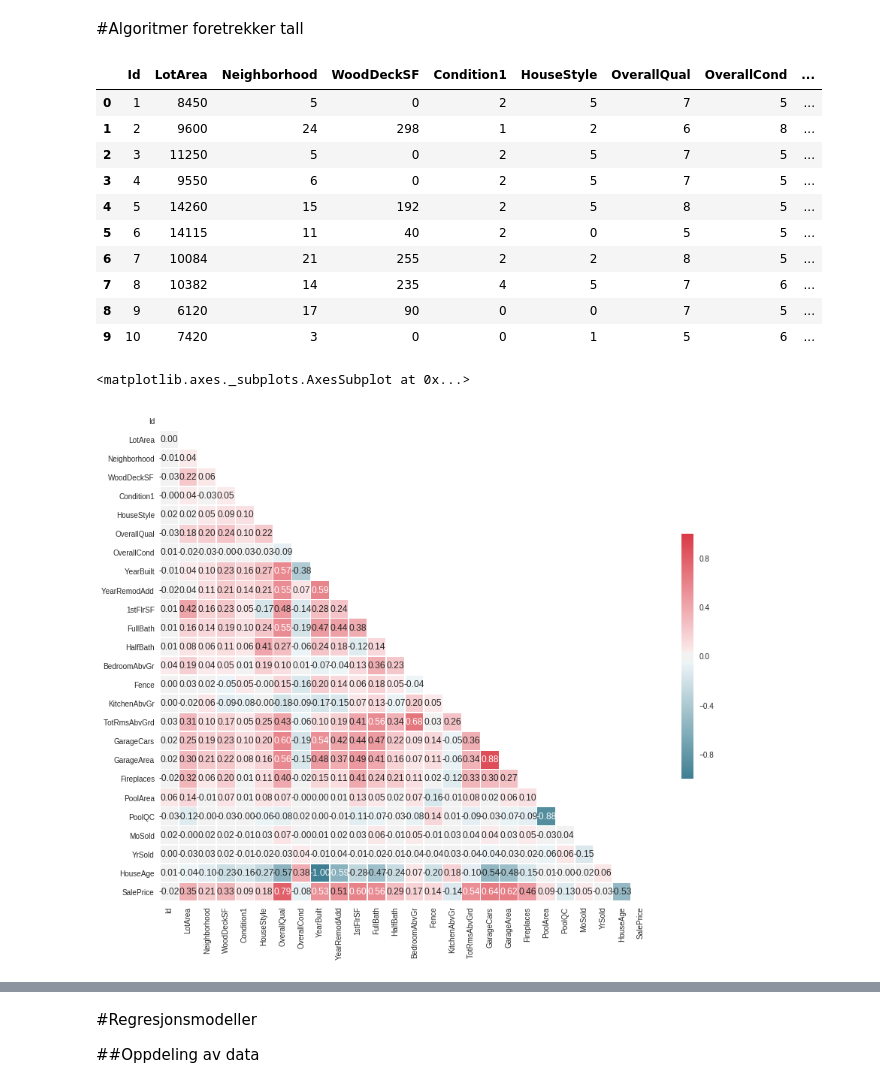
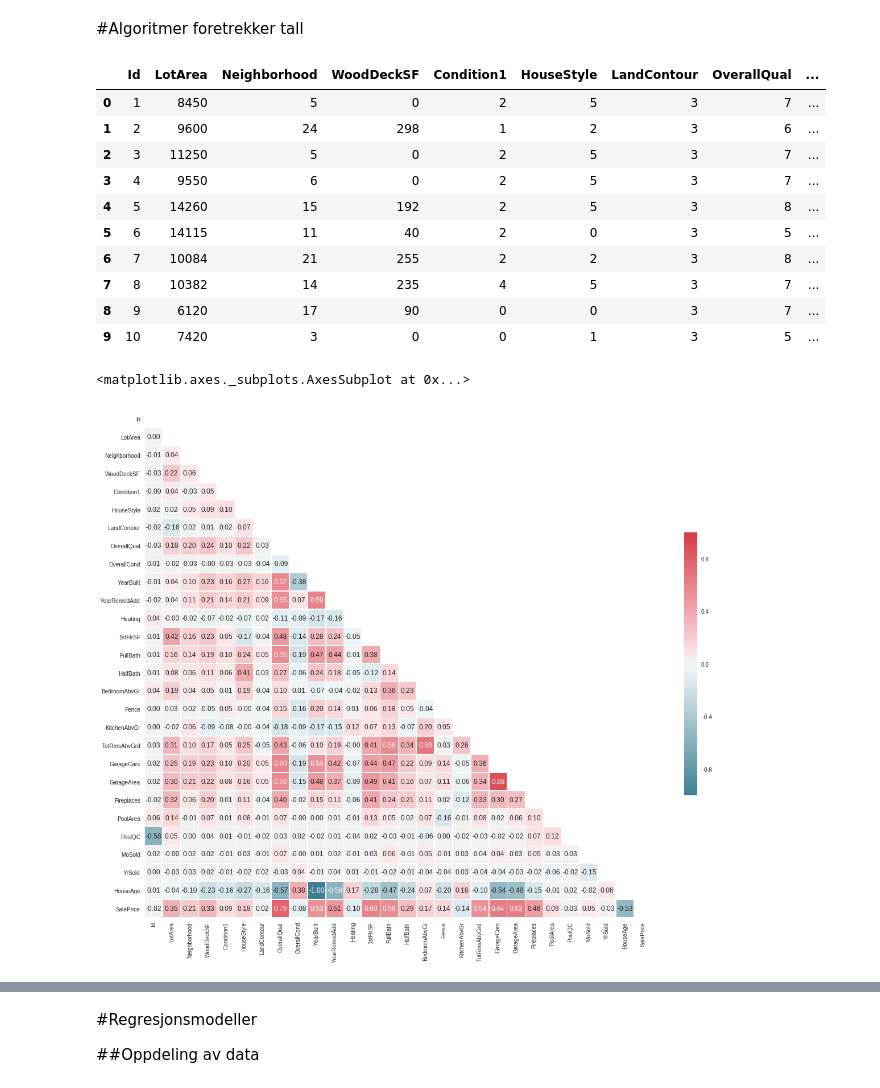
Before and after one commit to fabiansd/AI-workshop, a Jupyter notebook: House_price_prediction_showcase.ipynb, the cells around one changed output, grey strips where cells are left out. Saved outputs shown, nothing was run; the diff lists cells and outputs as text; code cells hidden in the pictures.

```diff
--- a/House_price_prediction_showcase.ipynb
+++ b/House_price_prediction_showcase.ipynb
@@ -25,7 +25,7 @@ urllib.request.urlretrieve("https://raw.githubusercontent.com/fabiansd/AI-worksh
 data = pd.read_csv('Melbourne_train.csv')
 
 # Velger kolonnene man ønsker i det nye datasettet
-aktuelle_kolonner = ['Id','LotArea','Neighborhood','WoodDeckSF','Condition1','HouseStyle','OverallQual','OverallCond','YearBuilt','YearRemodAdd','1stFlrSF','FullBath','HalfBath','BedroomAbvGr','Fence','KitchenAbvGr','TotRmsAbvGrd','GarageCars','GarageArea','Fireplaces','PoolArea','PoolQC','MoSold','YrSold']
+aktuelle_kolonner = ['Id','LotArea','Neighborhood','WoodDeckSF','Condition1','HouseStyle','LandContour','OverallQual','OverallCond','YearBuilt','YearRemodAdd','Heating','1stFlrSF','FullBath','HalfBath','BedroomAbvGr','Fence','KitchenAbvGr','TotRmsAbvGrd','GarageCars','GarageArea','Fireplaces','PoolArea','PoolQC','MoSold','YrSold']
 data_modell = data[aktuelle_kolonner]
 
 # Eksempel på generering av ny kolonne
@@ -103,7 +124,7 @@ Name: Fence, dtype: int64
 # %% [markdown]
 #Algoritmer foretrekker tall
 # %%
-
+from sklearn import preprocessing
 
 ## Oppretter encodere for de ulike kategoriene vi ønsker å transformere fra tekst til tall.
 Neighborhood_enc = preprocessing.LabelEncoder()
@@ -111,6 +132,8 @@ Condition1_enc = preprocessing.LabelEncoder()
 HouseStyle_enc = preprocessing.LabelEncoder()
 Fence_enc = preprocessing.LabelEncoder()
 PoolQualityCondition_enc = preprocessing.LabelEncoder()
+LandContour_enc = preprocessing.LabelEncoder()
+Heating_enc = preprocessing.LabelEncoder()
 
 ## Konverterer kolonnene som inneholder tekstverdier til tallverdier
 data_modell['Neighborhood'] = Neighborhood_enc.fit_transform(data_modell['Neighborhood'])
@@ -118,44 +141,46 @@ data_modell['Condition1'] = Condition1_enc.fit_transform(data_modell['Condition1
 data_modell['HouseStyle'] = HouseStyle_enc.fit_transform(data_modell['HouseStyle'])
 data_modell['Fence'] = Fence_enc.fit_transform(data_modell['Fence'])
 data_modell['PoolQC'] = PoolQualityCondition_enc.fit_transform(data_modell['PoolQC'])
+data_modell['LandContour'] = LandContour_enc.fit_transform(data_modell['LandContour'])
+data_modell['Heating'] = Heating_enc.fit_transform(data_modell['Heating'])
 
 #Skriver ut de 5 første radene
 data_modell.head(10)
 # %% [output]
-|  | Id | LotArea | Neighborhood | WoodDeckSF | Condition1 | HouseStyle | OverallQual | OverallCond | ... |
-| 0 | 1 | 8450 | 5 | 0 | 2 | 5 | 7 | 5 | ... |
-| 1 | 2 | 9600 | 24 | 298 | 1 | 2 | 6 | 8 | ... |
-| 2 | 3 | 11250 | 5 | 0 | 2 | 5 | 7 | 5 | ... |
-| 3 | 4 | 9550 | 6 | 0 | 2 | 5 | 7 | 5 | ... |
-| 4 | 5 | 14260 | 15 | 192 | 2 | 5 | 8 | 5 | ... |
-| 5 | 6 | 14115 | 11 | 40 | 2 | 0 | 5 | 5 | ... |
-| 6 | 7 | 10084 | 21 | 255 | 2 | 2 | 8 | 5 | ... |
-| 7 | 8 | 10382 | 14 | 235 | 4 | 5 | 7 | 6 | ... |
-| 8 | 9 | 6120 | 17 | 90 | 0 | 0 | 7 | 5 | ... |
-| 9 | 10 | 7420 | 3 | 0 | 0 | 1 | 5 | 6 | ... |
+|  | Id | LotArea | Neighborhood | WoodDeckSF | Condition1 | HouseStyle | LandContour | OverallQual | ... |
+| 0 | 1 | 8450 | 5 | 0 | 2 | 5 | 3 | 7 | ... |
+| 1 | 2 | 9600 | 24 | 298 | 1 | 2 | 3 | 6 | ... |
+| 2 | 3 | 11250 | 5 | 0 | 2 | 5 | 3 | 7 | ... |
+| 3 | 4 | 9550 | 6 | 0 | 2 | 5 | 3 | 7 | ... |
+| 4 | 5 | 14260 | 15 | 192 | 2 | 5 | 3 | 8 | ... |
+| 5 | 6 | 14115 | 11 | 40 | 2 | 0 | 3 | 5 | ... |
+| 6 | 7 | 10084 | 21 | 255 | 2 | 2 | 3 | 8 | ... |
+| 7 | 8 | 10382 | 14 | 235 | 4 | 5 | 3 | 7 | ... |
+| 8 | 9 | 6120 | 17 | 90 | 0 | 0 | 3 | 7 | ... |
+| 9 | 10 | 7420 | 3 | 0 | 0 | 1 | 3 | 5 | ... |
 # %%
 sns.set(style="white")
 
 
 # Compute the correlation matrix
 corr = data_modell.corr()
 
 # Generate a mask for the upper triangle
 mask = np.zeros_like(corr, dtype=np.bool)
 mask[np.triu_indices_from(mask)] = True
 
 # Set up the matplotlib figure
-f, ax = plt.subplots(figsize=(15, 12))
+f, ax = plt.subplots(figsize=(20, 17))
 
 # Generate a custom diverging colormap
 cmap = sns.diverging_palette(220, 10, as_cmap=True)
 
 # Draw the heatmap with the mask and correct aspect ratio
 sns.heatmap(corr, mask=mask, cmap=cmap,annot = True,fmt = ".2f", vmax=.3, center=0,
             square=True, linewidths=.5, cbar_kws={"shrink": .5})
 # %% [output]
 <matplotlib.axes._subplots.AxesSubplot at 0x...>
-[figure, old version]
+[figure, new version]
 # %%
 
 # Vi dropper unyttige attributter
```
Also changed, not shown: parts of 18 cells of this notebook.
